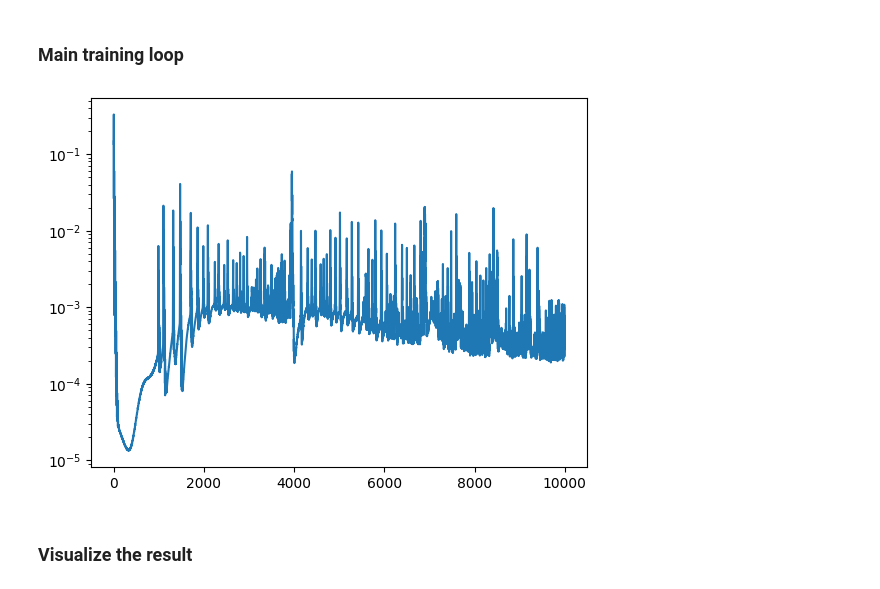
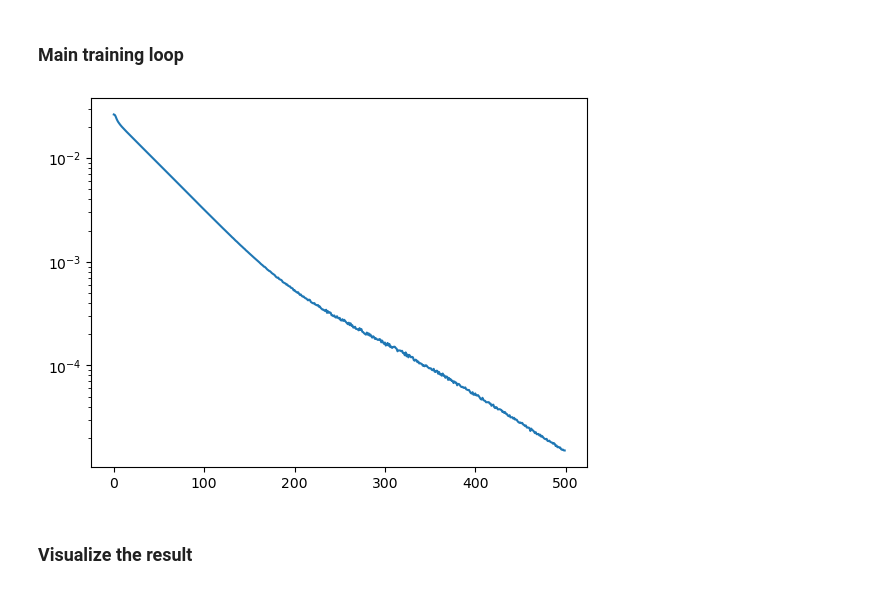
Before and after one commit to JamesAndrewKing/GaussNewtonShapes, a Jupyter notebook: notebooks/minimal_surface_refactor.ipynb, the cells around one changed output. Drawn from its saved outputs; the diff is of its cells as text; code cells hidden in the pictures.

Commit message:
add binary_search surface sampler

```diff
--- a/notebooks/minimal_surface_refactor.ipynb
+++ b/notebooks/minimal_surface_refactor.ipynb
@@ -82,53 +130,79 @@ Solving this problem requires access to first and second order derivatives wrt.
 ### Main training loop
 # %%
 model = GeneralNet(ks=[3, 32, 32, 1])
+netp = NetWithPartials.create_from_model(model=model, nz=0, nx=3)
 params = model.params
 lr_init = 1e-2
-optim = torch.optim.Adam(model.parameters(), lr=lr_init)
-# optim = HandNGD(model, lr=lr_init, config=config)
+# optim = torch.optim.Adam(model.parameters(), lr=lr_init)
+optim = HandNGD(model, lr=lr_init, config=config)
 sample_on_surface = True
+sampling_method = "binary_search" # one of ["random", "binary_search"]
+surf_pts_nof_points = 100000 ## approx number to initialize the search with
+bounds = torch.tensor([[0,1], [0,1], [0,1]])
 
 loss_over_iters = {}
 
-for i in (pbar:=trange(10000)):
+for i in (pbar:=trange(500)):
     optim.zero_grad()
 
     ## 1) Interface at boundaries
     loss_interface  = 0.5*model.f(params, pts_boundary).square().mean()
     loss_interface += loss_weights["interface_corners"] * 0.5*model.f(params, pts_corners).square().mean()
 
     ## 2) Eikonal at boundaries (or everywhere?)
     loss_eikonal  = 0.5*(model.vf_x(params, pts_boundary).squeeze(1).square().sum(1).sqrt() - 1).square().mean()
 
     if sample_on_surface:
-        pts_space = torch.rand([10000, 3])
-        vals_sq = model(pts_space).square().squeeze()
-        pts = pts_space[vals_sq<1e-4]
-        if len(pts):
-            pts_space = pts
+        if sampling_method=="random":
+            pts_space = torch.rand([10000, 3])
+            vals_sq = model(pts_space).square().squeeze()
+            pts = pts_space[vals_sq<1e-4]
+            if len(pts):
+                pts_space = pts
+        elif sampling_method=="binary_search":
+            grid_find_surface, grid_dist_find_surface, init_grid_resolution = precompute_sample_grid(
+                surf_pts_nof_points, bounds, equidistant=True)
+
+            success, (p_surface, y_sel) = find_boundary_points_numerically_with_binsearch(
+                netp=netp,
+                z=torch.zeros([1,0]), ## or correct shape with degenerate shape
+                n_steps=20,
+                x_grid=grid_find_surface,
+                x_grid_dist=grid_dist_find_surface,
+                level_set=0.0,
+                resolution=init_grid_resolution
+                )
+            if success:
+                mask = torch.abs(y_sel)<1e-5 ## there is some error in the sampler which produces outliers. This is a simple hotfix until we fix it
+                pts_space = p_surface.data[mask]
+            else:
+                print("Warning: failed. Surface points will be outdated.")
+                pass ## TODO: probably need to have a fallback to handle this case, and nans more generally
+        else:
+            assert False, "Point sampling method unknown"
         config["pts_space"] = pts_space
         optim.config = config
     loss_laplacian = 0.5*model.v_f_laplace(params, pts_space).squeeze(1).square().mean()
 
     loss = loss_weights["interface"] * loss_interface + loss_weights["eikonal"] * loss_eikonal + loss_weights["laplacian"] * loss_laplacian
 
     loss.backward()
     optim.step()
     with torch.no_grad():
         loss_metric = loss_interface + loss_laplacian
 
         pbar.set_description(f"interface: {loss_interface.item():.2e} "
                             f"eikonal: {loss_eikonal.item():.2e} "
                             f"laplacian: {loss_laplacian.item():.2e} "
                             f"{len(pts_space)}"
                             )
         loss_over_iters[i] = loss_metric.item()
 
 plt.plot(loss_over_iters.keys(), loss_over_iters.values())
 plt.semilogy()
 plt.show()
 # %% [output]
-[figure, old version]
+[figure, new version]
 # %% [markdown]
 ### Visualize the result
 # %%
```
Also changed, not shown: parts of 4 cells of this notebook, 5 other files.
